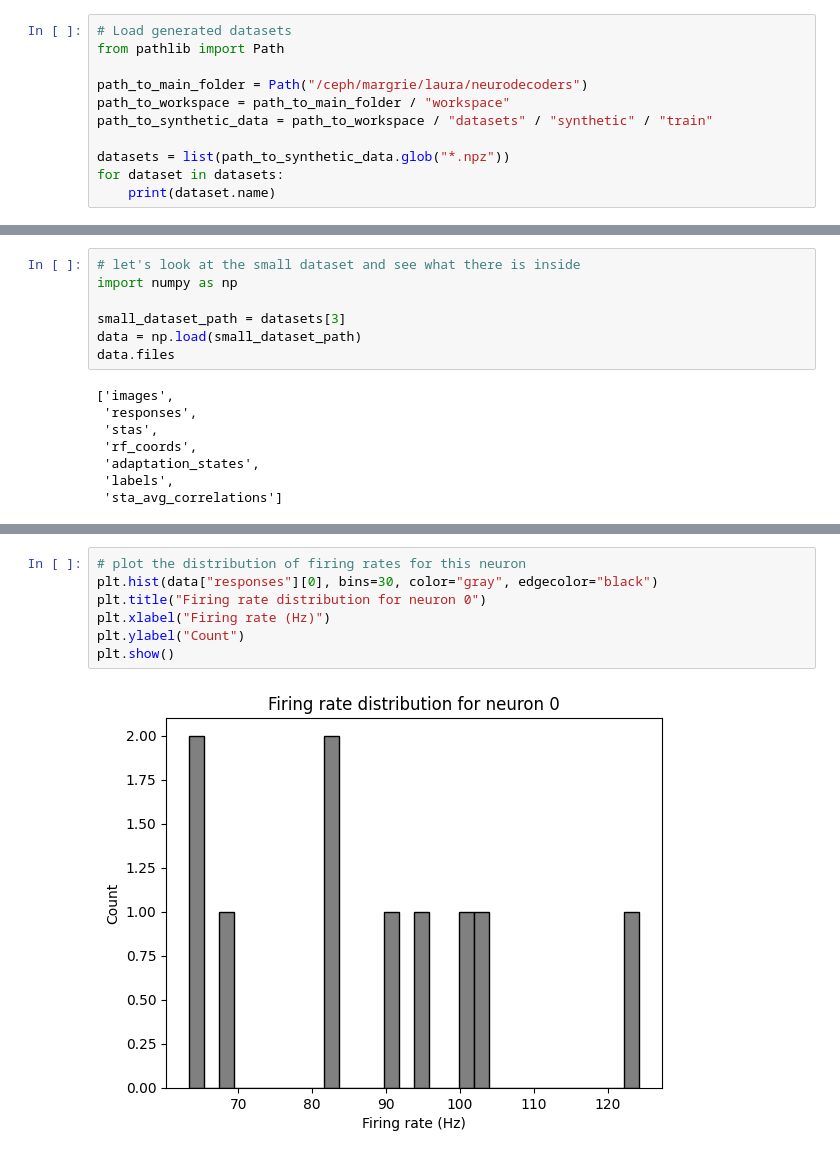
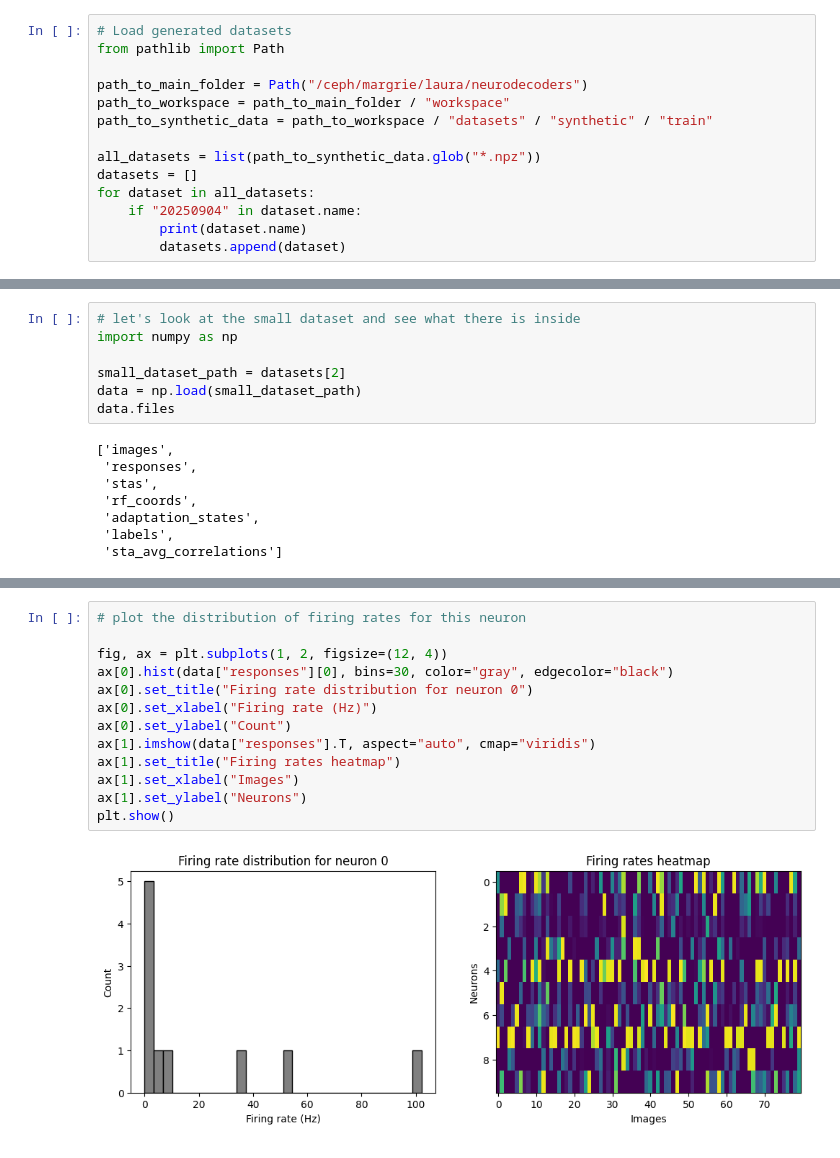
Before and after one commit to lauraporta/neurodecoders, a Jupyter notebook: notebooks/step_1/synthetic_data.ipynb, the cells around one changed output, grey strips where cells are left out. Saved outputs shown, nothing was run; the diff lists cells and outputs as text.

```diff
--- a/notebooks/step_1/synthetic_data.ipynb
+++ b/notebooks/step_1/synthetic_data.ipynb
@@ -14,7 +146,10 @@ path_to_main_folder = Path("/ceph/margrie/laura/neurodecoders")
 path_to_workspace = path_to_main_folder / "workspace"
 path_to_synthetic_data = path_to_workspace / "datasets" / "synthetic" / "train"
 
-datasets = list(path_to_synthetic_data.glob("*.npz"))
-for dataset in datasets:
-    print(dataset.name)
+all_datasets = list(path_to_synthetic_data.glob("*.npz"))
+datasets = []
+for dataset in all_datasets:
+    if "20250904" in dataset.name:
+        print(dataset.name)
+        datasets.append(dataset)
 # %% [output]
@@ -26,7 +160,7 @@ synthdata_dataset-cifar10_sta-gabor,70,70_n_neurons-10_n_images-80_split-train_d
 # let's look at the small dataset and see what there is inside
 import numpy as np
 
-small_dataset_path = datasets[3]
+small_dataset_path = datasets[2]
 data = np.load(small_dataset_path)
 data.files
 # %% [output]
@@ -67,9 +201,15 @@ Firing rate for the first neuron and first image: 95.33 Hz
 # %%
 # plot the distribution of firing rates for this neuron
-plt.hist(data["responses"][0], bins=30, color="gray", edgecolor="black")
-plt.title("Firing rate distribution for neuron 0")
-plt.xlabel("Firing rate (Hz)")
-plt.ylabel("Count")
+
+fig, ax = plt.subplots(1, 2, figsize=(12, 4))
+ax[0].hist(data["responses"][0], bins=30, color="gray", edgecolor="black")
+ax[0].set_title("Firing rate distribution for neuron 0")
+ax[0].set_xlabel("Firing rate (Hz)")
+ax[0].set_ylabel("Count")
+ax[1].imshow(data["responses"].T, aspect="auto", cmap="viridis")
+ax[1].set_title("Firing rates heatmap")
+ax[1].set_xlabel("Images")
+ax[1].set_ylabel("Neurons")
 plt.show()
 # %% [output]
-[figure, old version]
+[figure, new version]
```
Also changed, not shown: parts of 10 cells of this notebook, 3 other files.
